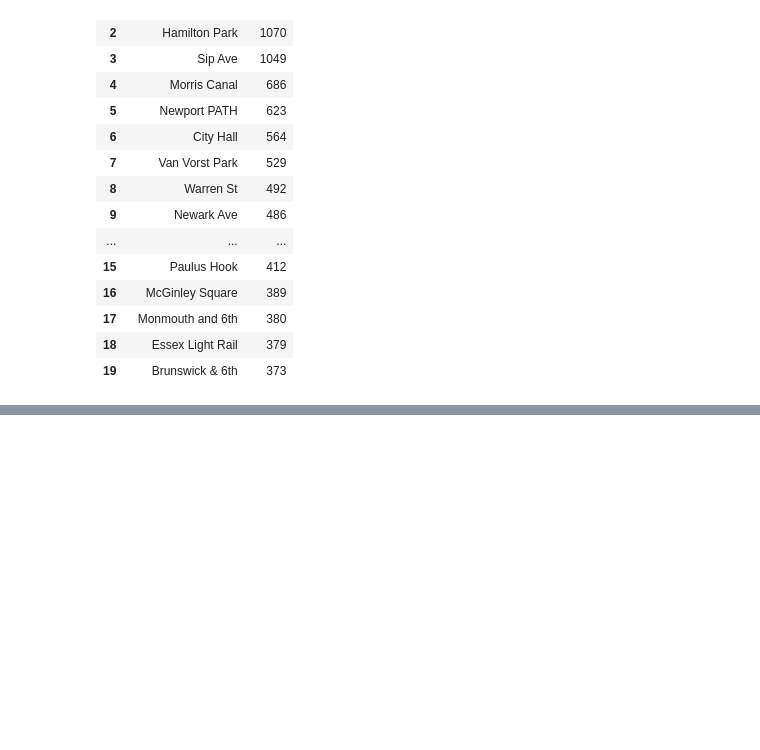
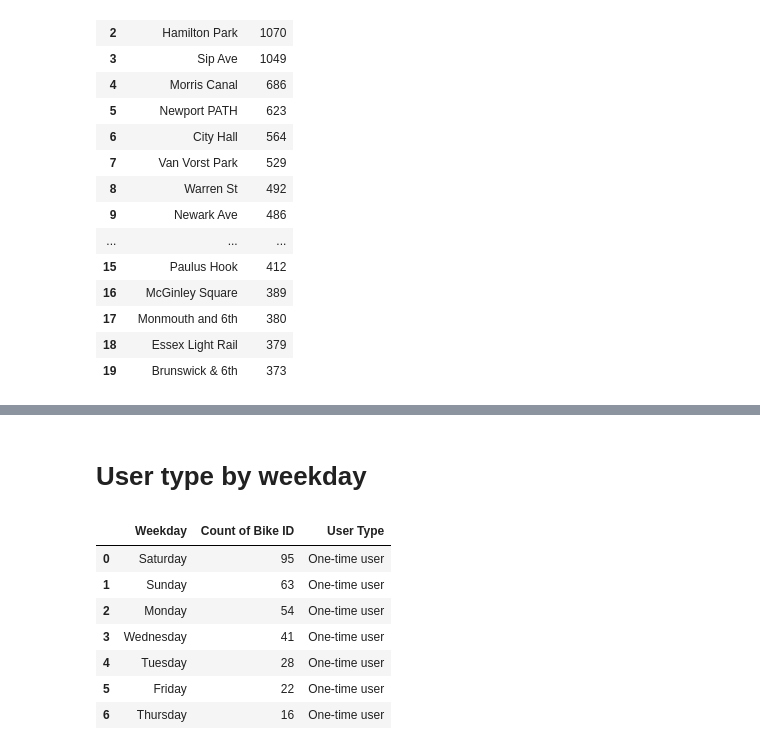
Before and after one commit to kemikupie/PortfolioProjects, a Jupyter notebook: New York Citi Bikes Data Analysis-Python-SQL.ipynb, the cells around one changed output, grey strips where cells are left out. Saved outputs shown, nothing was run; the diff lists cells and outputs as text; code cells hidden in the pictures; blank space fills up the shorter version.

```diff
--- a/New York Citi Bikes Data Analysis-Python-SQL.ipynb
+++ b/New York Citi Bikes Data Analysis-Python-SQL.ipynb
@@ -497,0 +527,20 @@ ax.set_xticklabels(ax.get_xticklabels(), rotation=40, ha="right")
+# %% [markdown]
+# User type by weekday
+# %%
+User_type_by_weekday=pd.read_sql_query('''
+                                            SELECT `Weekday`,
+                                            Count(`Bike ID`) as `Count of Bike ID`, `User Type`
+                                            FROM CleanedNYCitiBikesdata where `User Type`='One-time user'
+                                            GROUP BY `Weekday`
+                                            ORDER BY `Count of Bike ID` DESC
+                                            ''', conn)
+User_type_by_weekday
+# %% [output]
+|  | Weekday | Count of Bike ID | User Type |
+| 0 | Saturday | 95 | One-time user |
+| 1 | Sunday | 63 | One-time user |
+| 2 | Monday | 54 | One-time user |
+| 3 | Wednesday | 41 | One-time user |
+| 4 | Tuesday | 28 | One-time user |
+| 5 | Friday | 22 | One-time user |
+| 6 | Thursday | 16 | One-time user |
```
Also changed, not shown: parts of 8 cells of this notebook, 1 other file.
